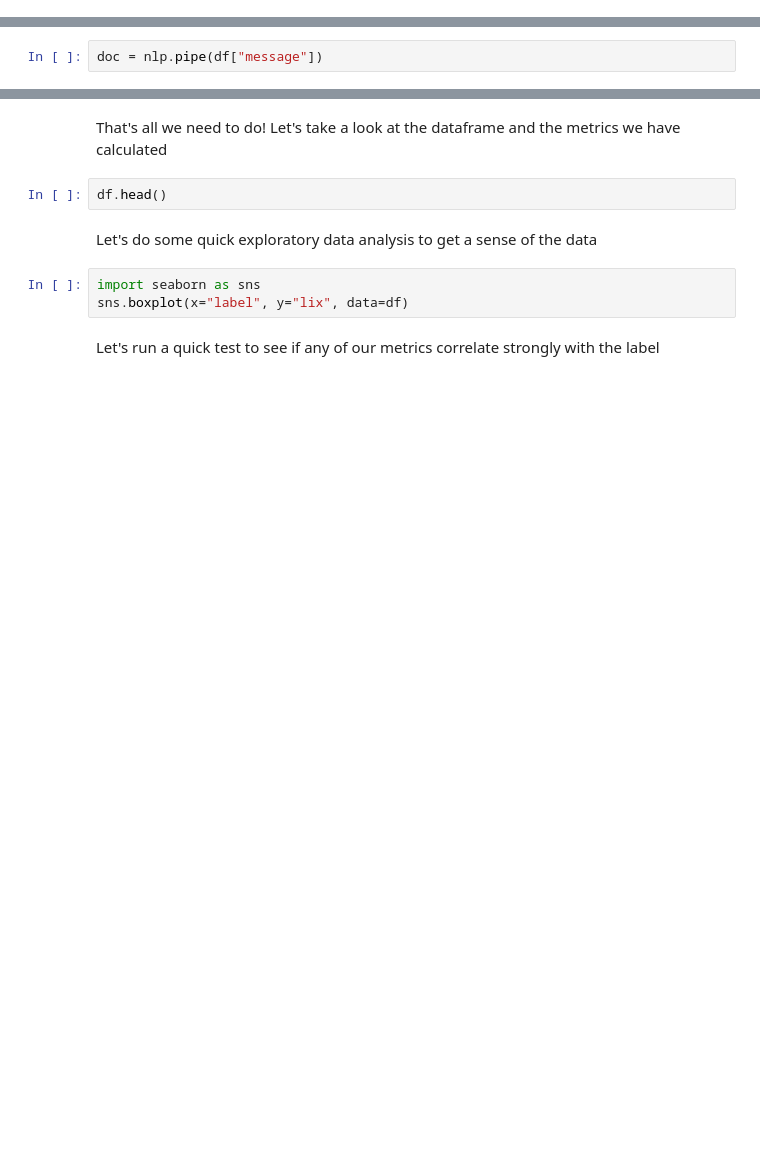
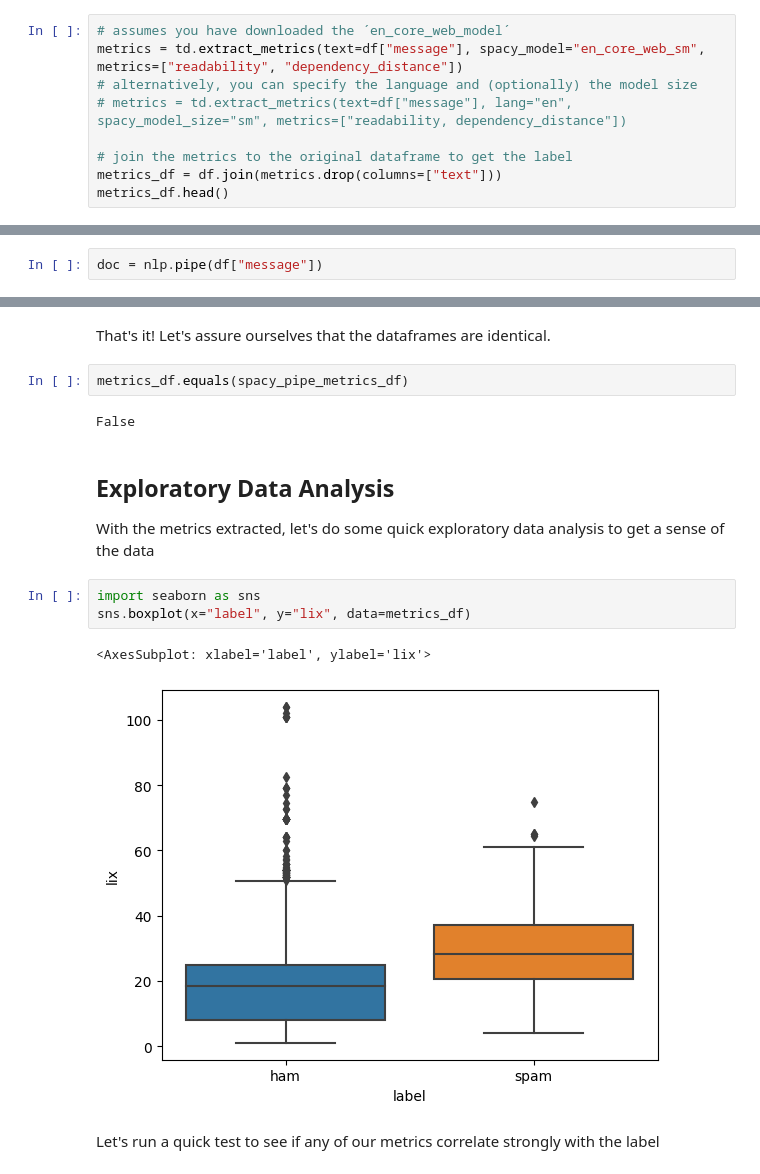
Before and after one commit to HLasse/TextDescriptives, a Jupyter notebook: docs/tutorials/introductory_tutorial.ipynb, the cells around one changed output, grey strips where cells are left out. Cells and saved outputs as stored; diff of their text form; blank space fills up the shorter version.

Commit message:
tutorial: update tutorial to also include `extract_metrics`

```diff
--- a/docs/tutorials/introductory_tutorial.ipynb
+++ b/docs/tutorials/introductory_tutorial.ipynb
@@ -29,0 +53,9 @@ except:
+# %%
+# assumes you have downloaded the ´en_core_web_model´
+metrics = td.extract_metrics(text=df["message"], spacy_model="en_core_web_sm", metrics=["readability", "dependency_distance"])
+# alternatively, you can specify the language and (optionally) the model size
+# metrics = td.extract_metrics(text=df["message"], lang="en", spacy_model_size="sm", metrics=["readability, dependency_distance"])
+
+# join the metrics to the original dataframe to get the label
+metrics_df = df.join(metrics.drop(columns=["text"]))
+metrics_df.head()
@@ -56,12 +106,18 @@ df = df.join(metrics, how="left")
-# %% [markdown]
-That's all we need to do! Let's take a look at the dataframe and the metrics we have calculated
-# %%
-df.head()
+# %% [markdown]
+That's it! Let's assure ourselves that the dataframes are identical.
+# %%
+metrics_df.equals(spacy_pipe_metrics_df)
+# %% [output]
+False
 # %% [markdown]
-Let's do some quick exploratory data analysis to get a sense of the data
+## Exploratory Data Analysis
+With the metrics extracted, let's do some quick exploratory data analysis to get a sense of the data
 # %%
 import seaborn as sns
-sns.boxplot(x="label", y="lix", data=df)
+sns.boxplot(x="label", y="lix", data=metrics_df)
+# %% [output]
+<AxesSubplot: xlabel='label', ylabel='lix'>
+[figure, added]
 # %% [markdown]
 Let's run a quick test to see if any of our metrics correlate strongly with the label
 # %%
```
Also changed, not shown: parts of 14 cells of this notebook, 1 other file.
